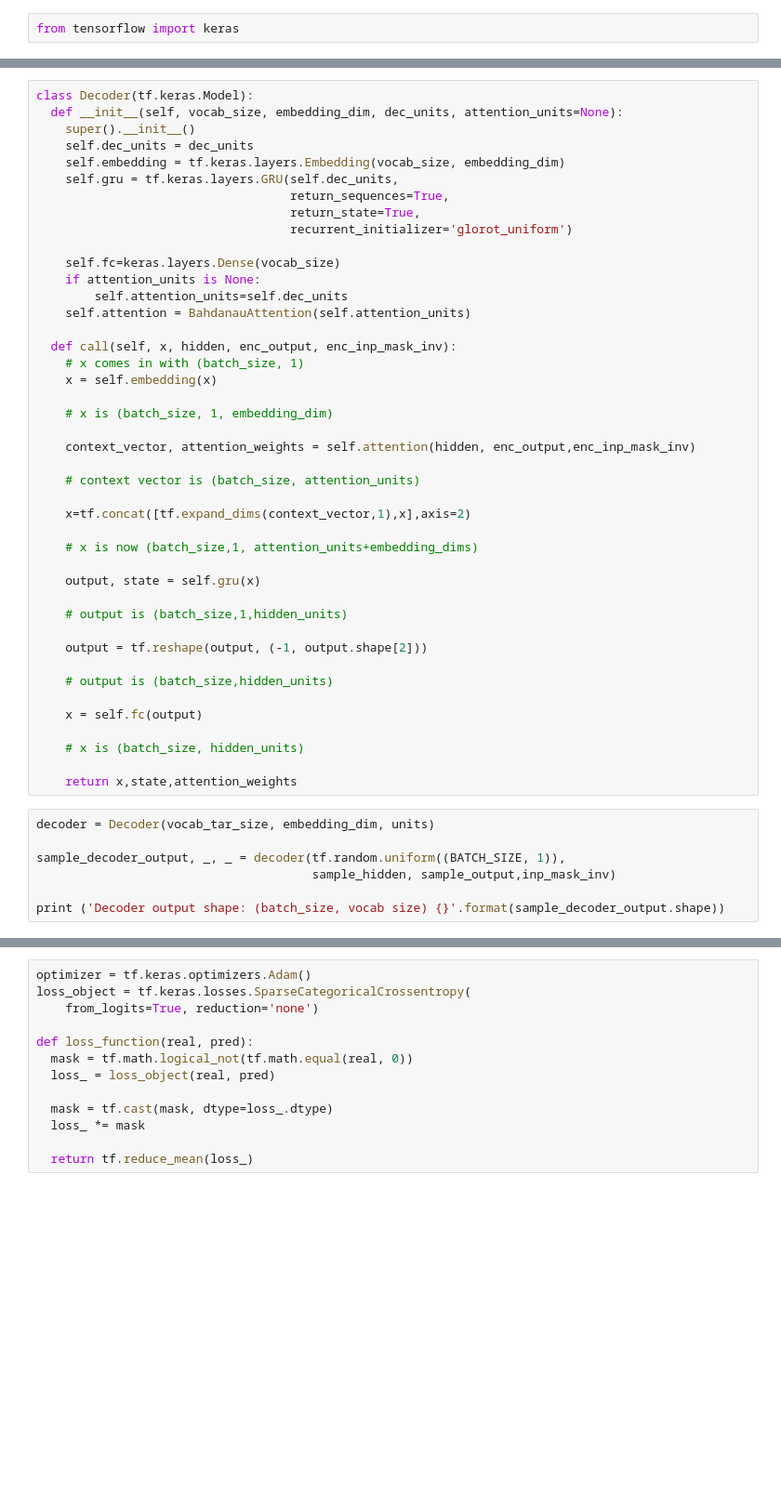
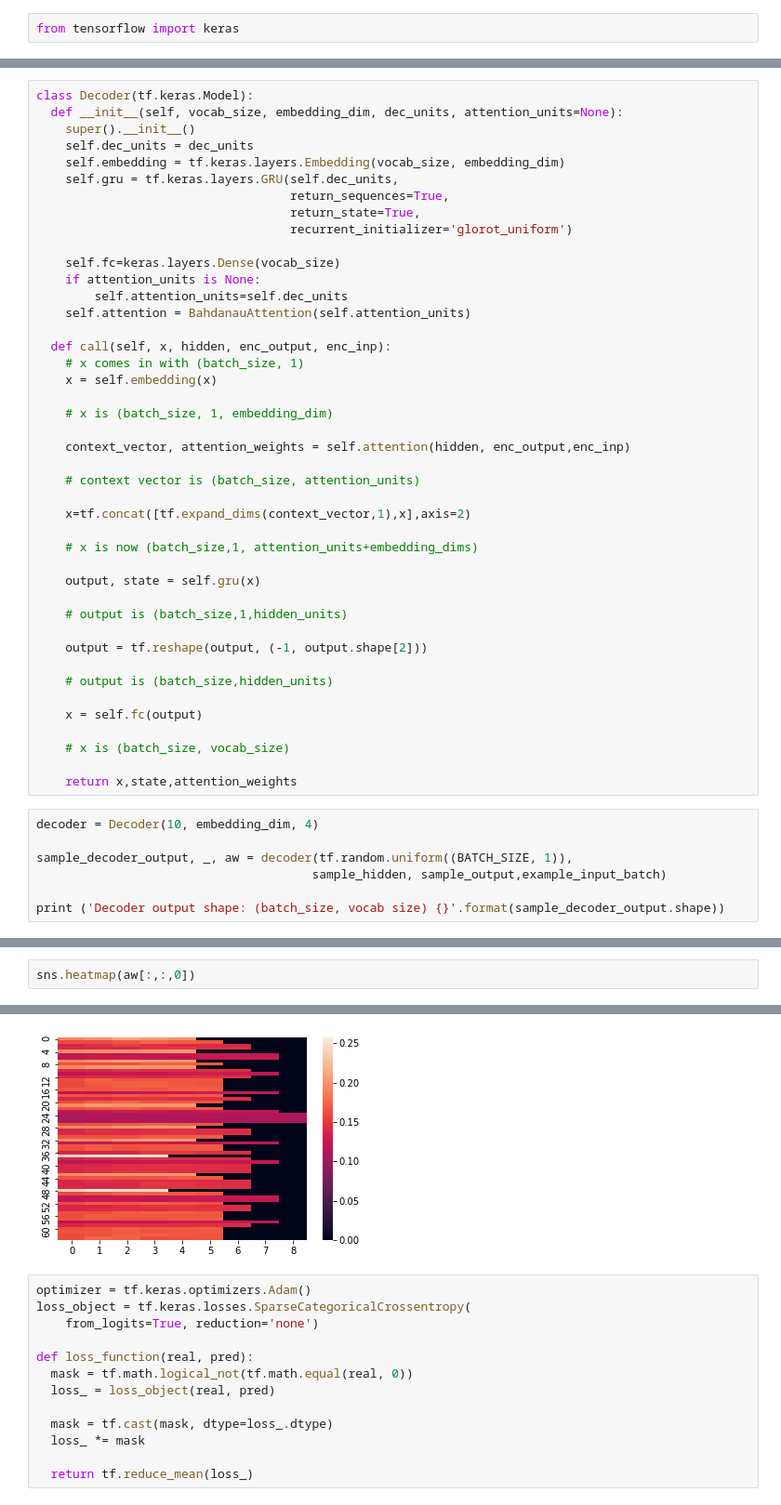
Before and after one commit to borundev/tensorflow_docs, a Jupyter notebook: site/en/tutorials/text/nmt_with_attention_tf_2_2.ipynb, the cells around one changed output, grey strips where cells are left out. Shown at 93% size. Cells and saved outputs as stored; diff of their text form; blank space fills up the shorter version.

```diff
--- a/site/en/tutorials/text/nmt_with_attention_tf_2_2.ipynb
+++ b/site/en/tutorials/text/nmt_with_attention_tf_2_2.ipynb
@@ -223,13 +294,13 @@ class Decoder(tf.keras.Model):
         self.attention_units=self.dec_units
     self.attention = BahdanauAttention(self.attention_units)
 
-  def call(self, x, hidden, enc_output, enc_inp_mask_inv):
+  def call(self, x, hidden, enc_output, enc_inp):
     # x comes in with (batch_size, 1)
     x = self.embedding(x)
 
     # x is (batch_size, 1, embedding_dim)
 
-    context_vector, attention_weights = self.attention(hidden, enc_output,enc_inp_mask_inv)
+    context_vector, attention_weights = self.attention(hidden, enc_output,enc_inp)
 
     # context vector is (batch_size, attention_units)
 
@@ -247,13 +318,13 @@ class Decoder(tf.keras.Model):
 
     x = self.fc(output)
 
-    # x is (batch_size, hidden_units)
+    # x is (batch_size, vocab_size)
 
     return x,state,attention_weights
 # %%
-decoder = Decoder(vocab_tar_size, embedding_dim, units)
+decoder = Decoder(10, embedding_dim, 4)
 
-sample_decoder_output, _, _ = decoder(tf.random.uniform((BATCH_SIZE, 1)),
-                                      sample_hidden, sample_output,inp_mask_inv)
+sample_decoder_output, _, aw = decoder(tf.random.uniform((BATCH_SIZE, 1)),
+                                      sample_hidden, sample_output,example_input_batch)
 
 print ('Decoder output shape: (batch_size, vocab size) {}'.format(sample_decoder_output.shape))
@@ -261,0 +333,3 @@ sample_decoder_output
+# %%
+sns.heatmap(aw[:,:,0])
+# %% [output]
@@ -262,3 +337,4 @@ sample_decoder_output
+[figure, added]
 # %%
 optimizer = tf.keras.optimizers.Adam()
 loss_object = tf.keras.losses.SparseCategoricalCrossentropy(
```
Also changed, not shown: parts of 37 cells of this notebook.
